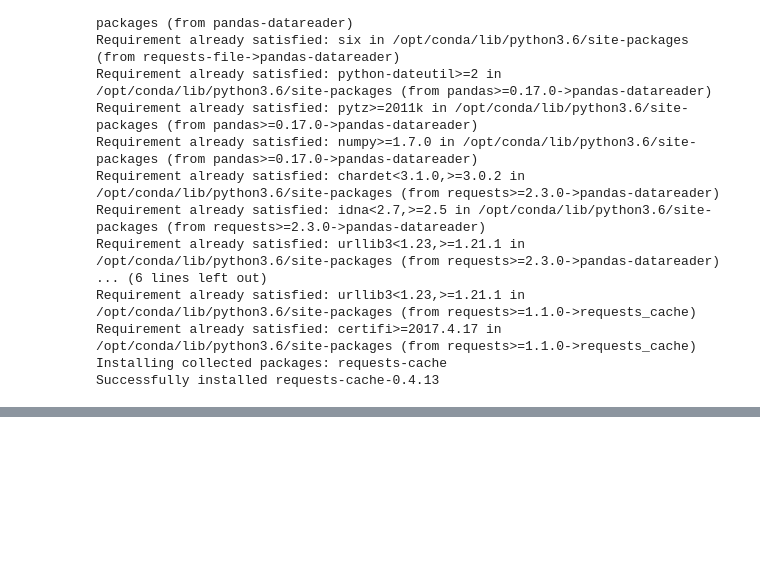
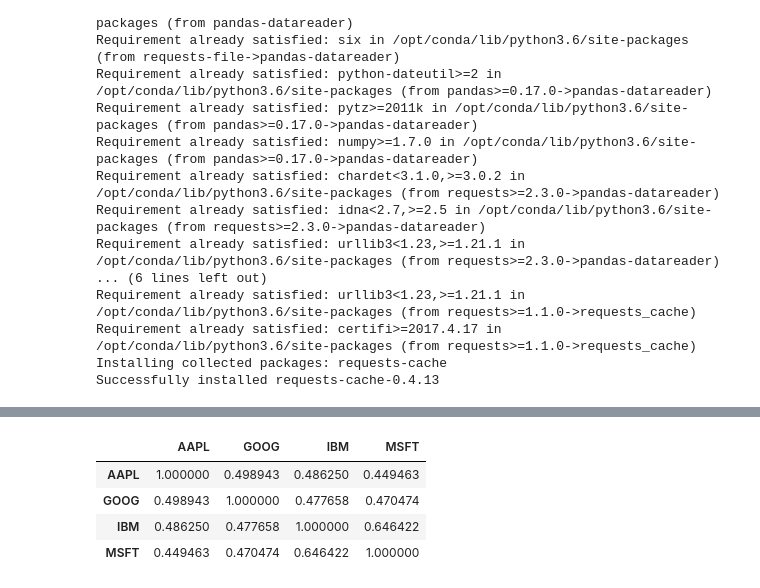
Before and after one commit to shammer83/pandas_practice, a Jupyter notebook: ipynb/Pandas_warmups.ipynb, the cells around one changed output, grey strips where cells are left out. Cells and saved outputs as stored; diff of their text form; code cells hidden in the pictures; blank space fills up the shorter version.

```diff
--- a/ipynb/Pandas_warmups.ipynb
+++ b/ipynb/Pandas_warmups.ipynb
@@ -380,0 +411,8 @@ price = DataFrame({tic: data['Adj Close'] for tic, data in all_data.iteritems} )
+# %%
+returns.corr()
+# %% [output]
+|  | AAPL | GOOG | IBM | MSFT |
+| AAPL | 1.000000 | 0.498943 | 0.486250 | 0.449463 |
+| GOOG | 0.498943 | 1.000000 | 0.477658 | 0.470474 |
+| IBM | 0.486250 | 0.477658 | 1.000000 | 0.646422 |
+| MSFT | 0.449463 | 0.470474 | 0.646422 | 1.000000 |
```
Also changed, not shown: parts of 8 cells of this notebook, 1 other file.
